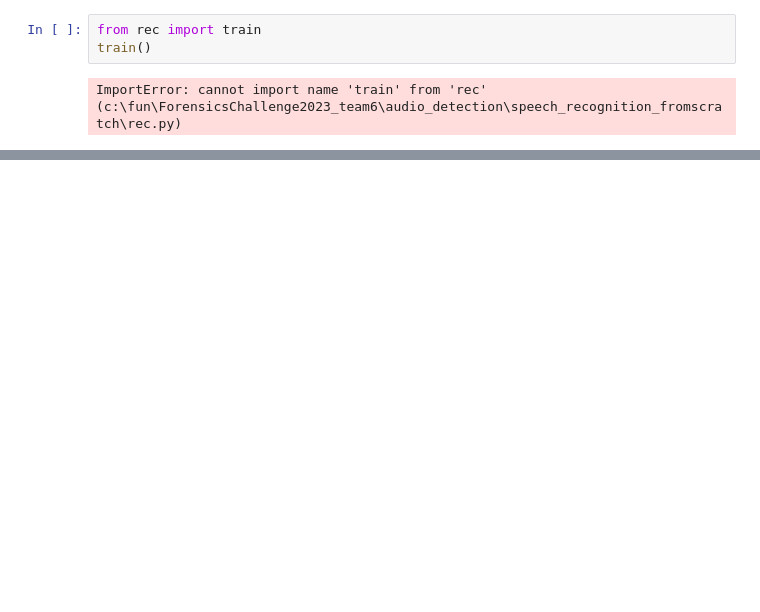
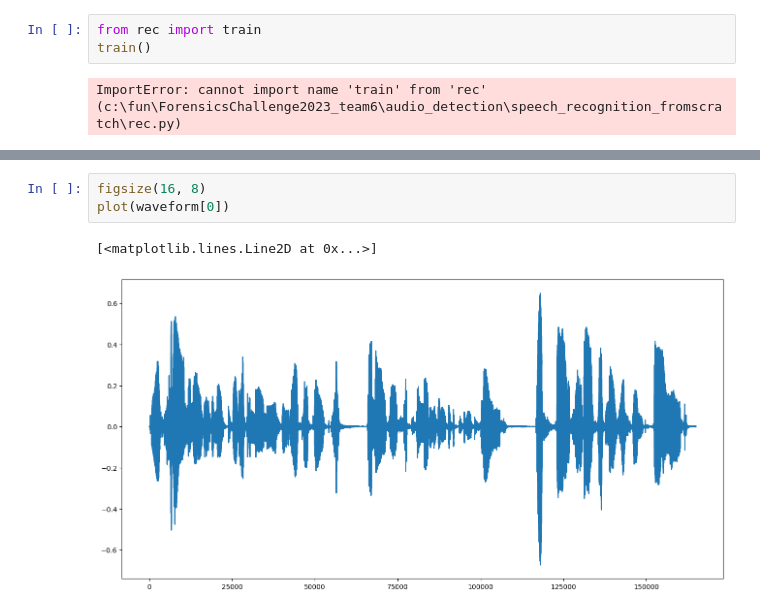
Before and after one commit to zepif/ForensicsChallenge2023, a Jupyter notebook: audio_detection/speech_recognition_fromscratch/test.ipynb, the cells around one changed output, grey strips where cells are left out. Drawn from its saved outputs; the diff is of its cells as text; blank space fills up the shorter version.

```diff
--- a/audio_detection/speech_recognition_fromscratch/test.ipynb
+++ b/audio_detection/speech_recognition_fromscratch/test.ipynb
@@ -26,0 +99,6 @@ ImportError: cannot import name 'train' from 'rec' (c:\fun\ForensicsChallenge202
+# %%
+figsize(16, 8)
+plot(waveform[0])
+# %% [output]
+[<matplotlib.lines.Line2D at 0x...>]
+[figure, added]
```
Also changed, not shown: parts of 9 cells of this notebook, 1 other file.
